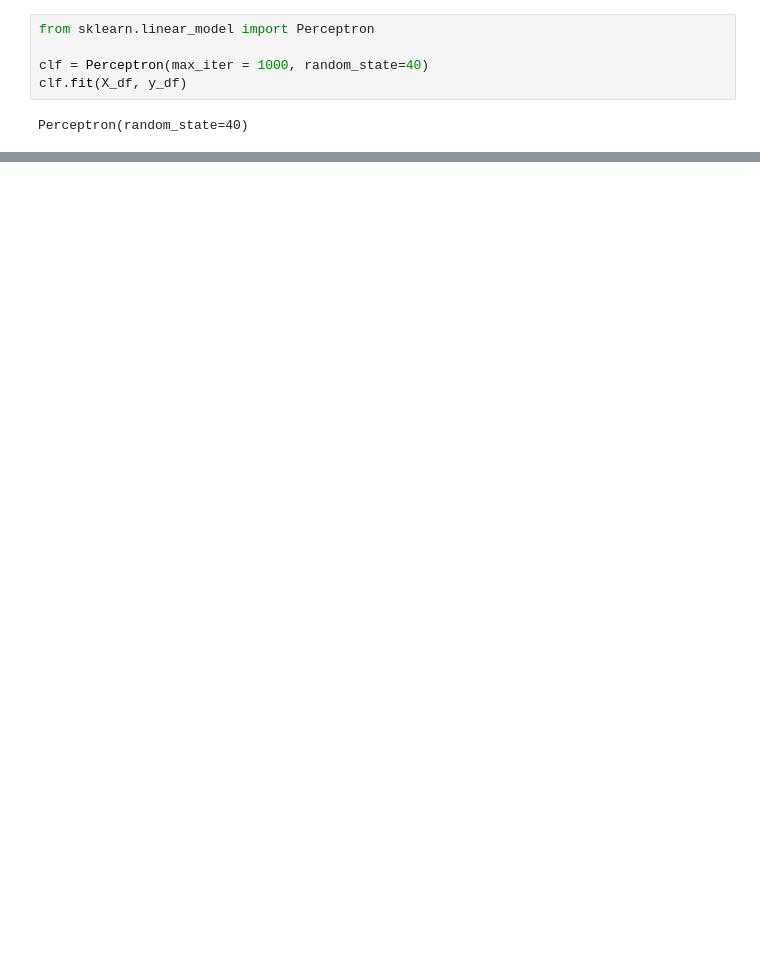
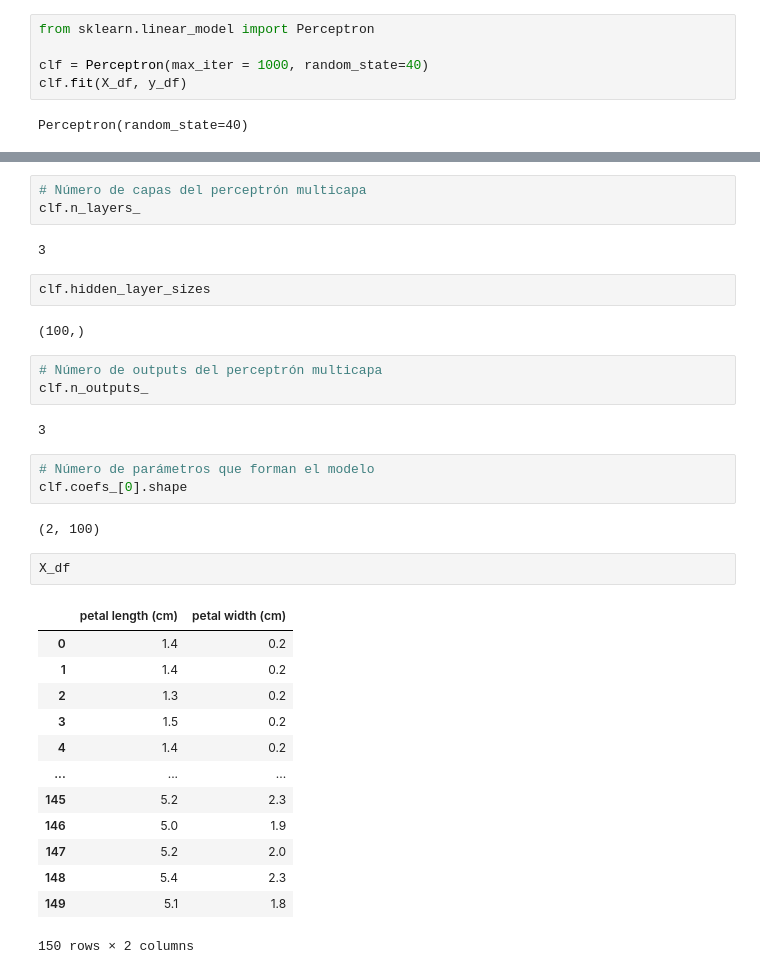
Before and after one commit to LuisPerdomo123/Inteligencia-Computacional, a Jupyter notebook: Perceptron_Multicapa_Caso_práctico.ipynb, the cells around one changed output, grey strips where cells are left out. Cells and saved outputs as stored; diff of their text form; blank space fills up the shorter version.

```diff
--- a/Perceptron_Multicapa_Caso_práctico.ipynb
+++ b/Perceptron_Multicapa_Caso_práctico.ipynb
@@ -160 +246,36 @@ Perceptron(random_state=40)
+# %%
+# Número de capas del perceptrón multicapa
+clf.n_layers_
+# %% [output]
+3
+# %%
+clf.hidden_layer_sizes
+# %% [output]
+(100,)
+# %%
+# Número de outputs del perceptrón multicapa
+clf.n_outputs_
+# %% [output]
+3
+# %%
+# Número de parámetros que forman el modelo
+clf.coefs_[0].shape
+# %% [output]
+(2, 100)
+# %%
+X_df
+# %% [output]
+|  | petal length (cm) | petal width (cm) |
+| 0 | 1.4 | 0.2 |
+| 1 | 1.4 | 0.2 |
+| 2 | 1.3 | 0.2 |
+| 3 | 1.5 | 0.2 |
+| 4 | 1.4 | 0.2 |
+| ... | ... | ... |
+| 145 | 5.2 | 2.3 |
+| 146 | 5.0 | 1.9 |
+| 147 | 5.2 | 2.0 |
+| 148 | 5.4 | 2.3 |
+| 149 | 5.1 | 1.8 |
+150 rows × 2 columns
 # %%
```
Also changed, not shown: parts of 8 cells of this notebook.
